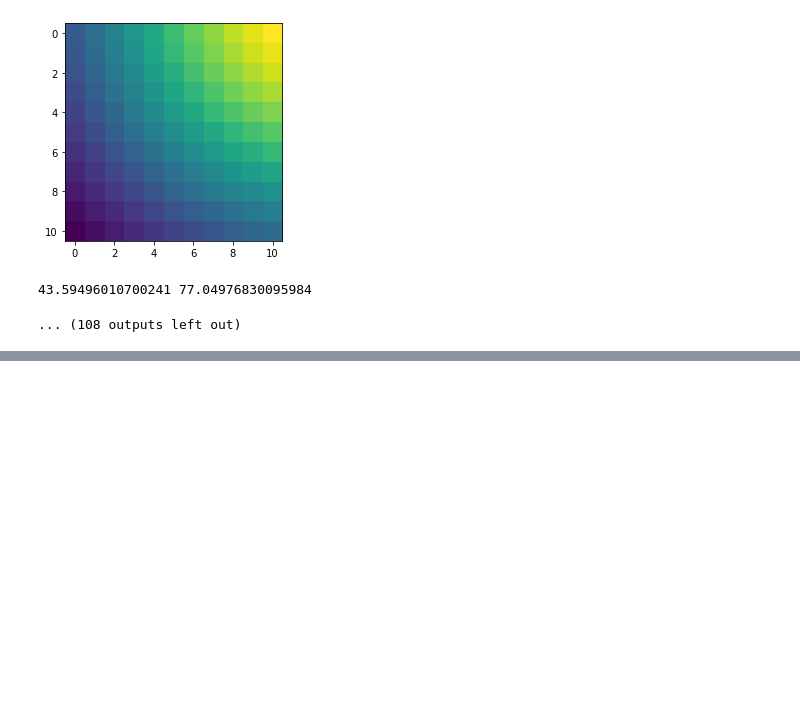
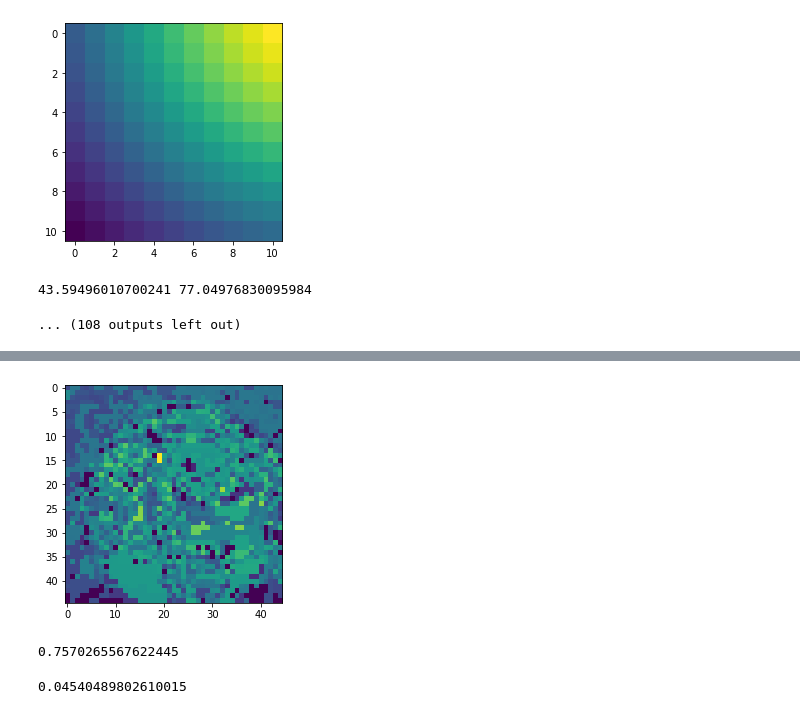
Before and after one commit to matemato/Advanced-computer-vision, a Jupyter notebook: Assignments/2/test.ipynb, the cells around one changed output, grey strips where cells are left out. Cells and saved outputs as stored; diff of their text form; code cells hidden in the pictures; blank space fills up the shorter version.

```diff
--- a/Assignments/2/test.ipynb
+++ b/Assignments/2/test.ipynb
@@ -83,0 +120,15 @@ for i in range(40):
+# %%
+back = backproject_histogram(wi, h3, 16)
+plt.imshow(back)
+plt.show()
+# %% [output]
+[figure, added]
+# %%
+back = back/np.sum(back)
+new_x = np.sum(X*back)
+new_y = np.sum(Y*back)
+print(new_x)
+new_y
+# %% [output]
+0.7570265567622445
+0.04540489802610015
```
Also changed, not shown: parts of 5 cells of this notebook, 5 other files.
